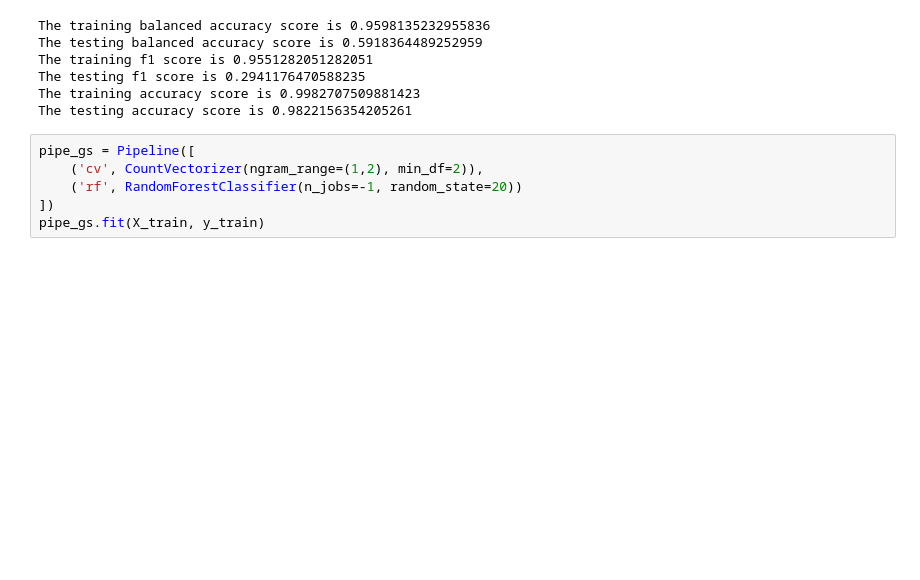
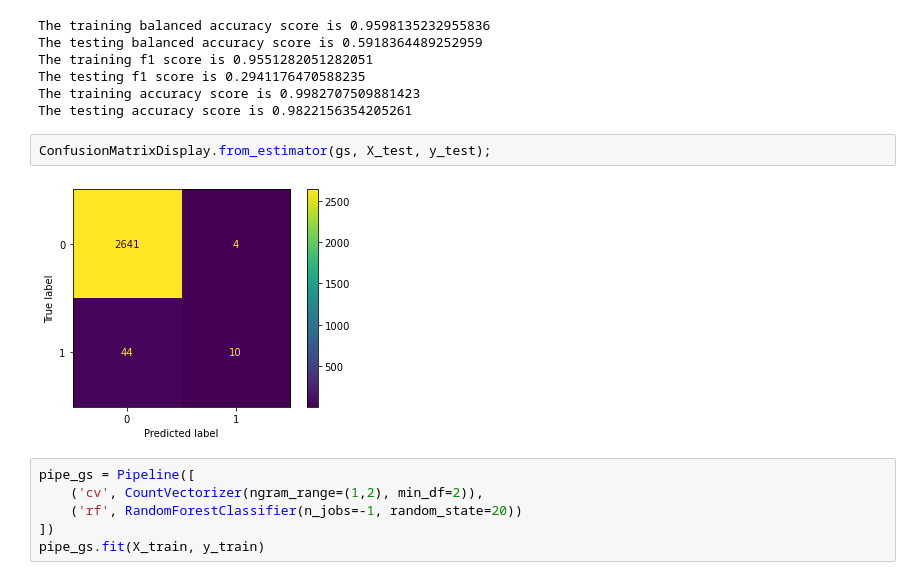
Before and after one commit to ekfuller/food_trends, a Jupyter notebook: 05- Modeling.ipynb, the cells around one changed output. Cells and saved outputs as stored; diff of their text form; blank space fills up the shorter version.

```diff
--- a/05- Modeling.ipynb
+++ b/05- Modeling.ipynb
@@ -297,6 +297,10 @@ The training f1 score is 0.9551282051282051
 The testing f1 score is 0.2941176470588235
 The training accuracy score is 0.9982707509881423
 The testing accuracy score is 0.9822156354205261
+# %%
+ConfusionMatrixDisplay.from_estimator(gs, X_test, y_test);
+# %% [output]
+[figure, added]
 # %%
 pipe_gs = Pipeline([
     ('cv', CountVectorizer(ngram_range=(1,2), min_df=2)),
```
Also changed, not shown: parts of 1 cell of this notebook.
